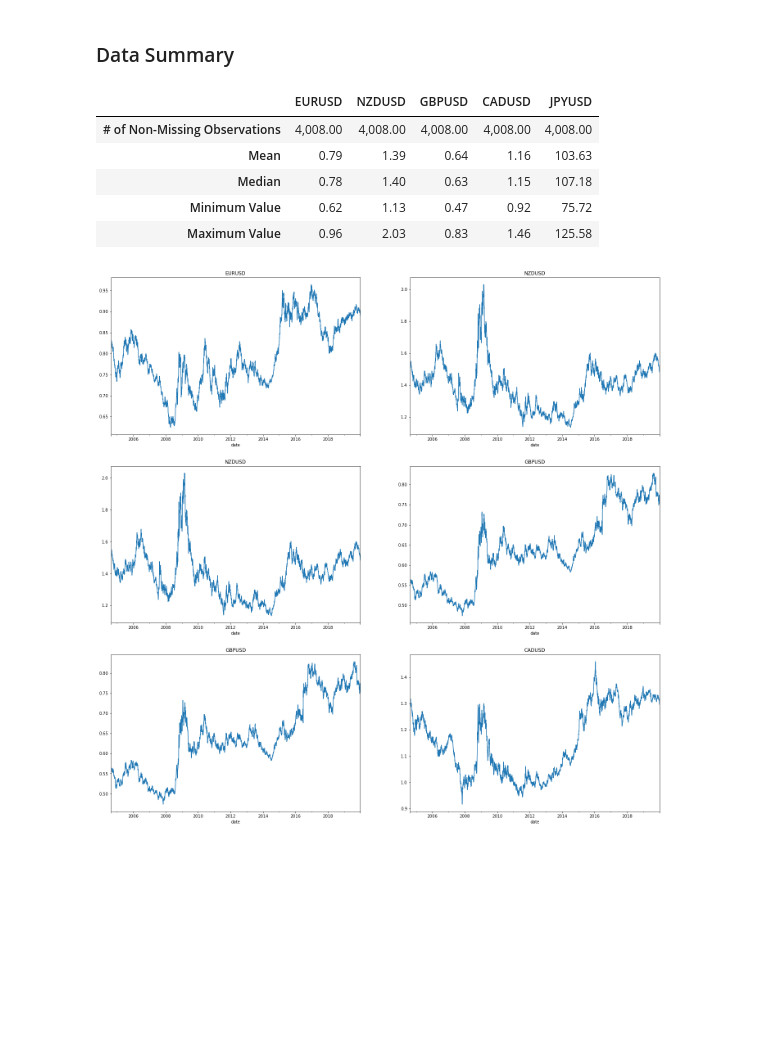
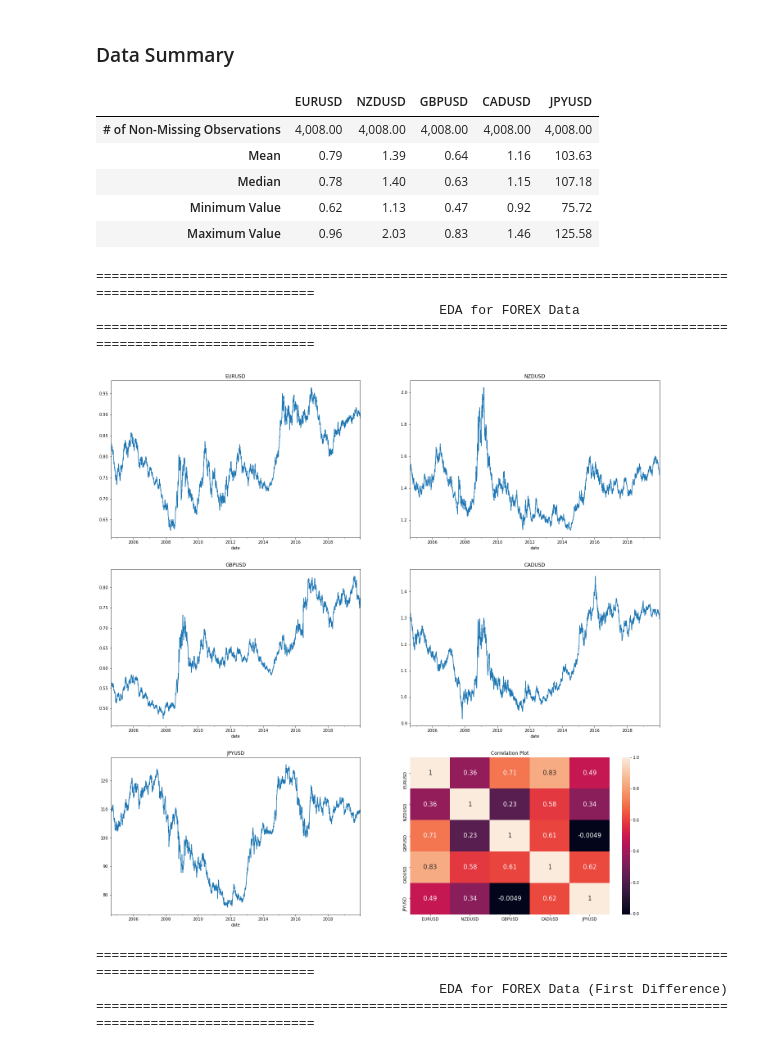
Before and after one commit to maneetsingh1/ts_forex_project, a Jupyter notebook: codes/1. EDA.ipynb, the cells around one changed output. Cells and saved outputs as stored; diff of their text form; code cells hidden in the pictures; blank space fills up the shorter version.

```diff
--- a/codes/1. EDA.ipynb
+++ b/codes/1. EDA.ipynb
@@ -84,25 +185,75 @@ Fetching from Quandl
 # %%
 pa_summary = forex_data.describe()
 pa_summary = pa_summary.loc[['count', 'mean', '50%', 'min', 'max']]
 pa_summary.index = ['# of Non-Missing Observations', 'Mean', 'Median', 'Minimum Value', 'Maximum Value']
 
 # Data Summary Table
 display(pa_summary.style.format('{:,.2f}'))
 
+print(" ")
+print("=============================================================================================================")
+print("                                            EDA for FOREX Data                                               ")
+print("=============================================================================================================")
+print(" ")
+
+
 # Data Plots
 rows = 3
 cols = 2
+idx = 0
 fig, ax = plt.subplots(rows, cols, figsize = (24,24))
 
 for i in range(rows):
     for j in range(cols):
-        forex_data.iloc[:,(i+j)].plot(ax = ax[i][j])
-        ax[i][j].set_title(forex_data.iloc[:,(i+j)].name)
+        if (i == 2) & (j == 1):
+            sns.heatmap(forex_data.corr(), annot=True, annot_kws={'size': 15})
+            ax[i][j].set_title('Correlation Plot')
+        else:
+            forex_data.iloc[:,idx].plot(ax = ax[i][j])
+            ax[i][j].set_title(forex_data.iloc[:,idx].name)
+            idx += 1
+
+plt.show()
+
+print(" ")
+print("=============================================================================================================")
+print("                                        EDA for FOREX Data (First Difference)                                ")
+print("=============================================================================================================")
+print(" ")
+
+
+# Difference Data
+rows = 3
+cols = 2
+idx = 0
+fig, ax = plt.subplots(rows, cols, figsize = (24,24))
+
+for i in range(rows):
+    for j in range(cols):
+        if (i == 2) & (j == 1):
+            sns.heatmap(forex_data.diff().dropna().corr(), annot=True, annot_kws={'size': 15})
+            ax[i][j].set_title('Correlation Plot')
+        else:
+            forex_data.diff().dropna().iloc[:,idx].plot(ax = ax[i][j])
+            ax[i][j].set_title(forex_data.diff().dropna().iloc[:,idx].name)
+            idx += 1
+
+plt.show()
+
+
+display(stationarity_test(forex_data.dropna()))
+display(stationarity_test(forex_data.diff().dropna()))
 # %% [output]
 |  | EURUSD | NZDUSD | GBPUSD | CADUSD | JPYUSD |
 | # of Non-Missing Observations | 4,008.00 | 4,008.00 | 4,008.00 | 4,008.00 | 4,008.00 |
 | Mean | 0.79 | 1.39 | 0.64 | 1.16 | 103.63 |
 | Median | 0.78 | 1.40 | 0.63 | 1.15 | 107.18 |
 | Minimum Value | 0.62 | 1.13 | 0.47 | 0.92 | 75.72 |
 | Maximum Value | 0.96 | 2.03 | 0.83 | 1.46 | 125.58 |
+=============================================================================================================
+                                            EDA for FOREX Data
+=============================================================================================================
-[figure, old version]
+[figure, new version]
+=============================================================================================================
+                                            EDA for FOREX Data (First Difference)
+=============================================================================================================
```
Also changed, not shown: parts of 35 cells of this notebook, 3 other files.
